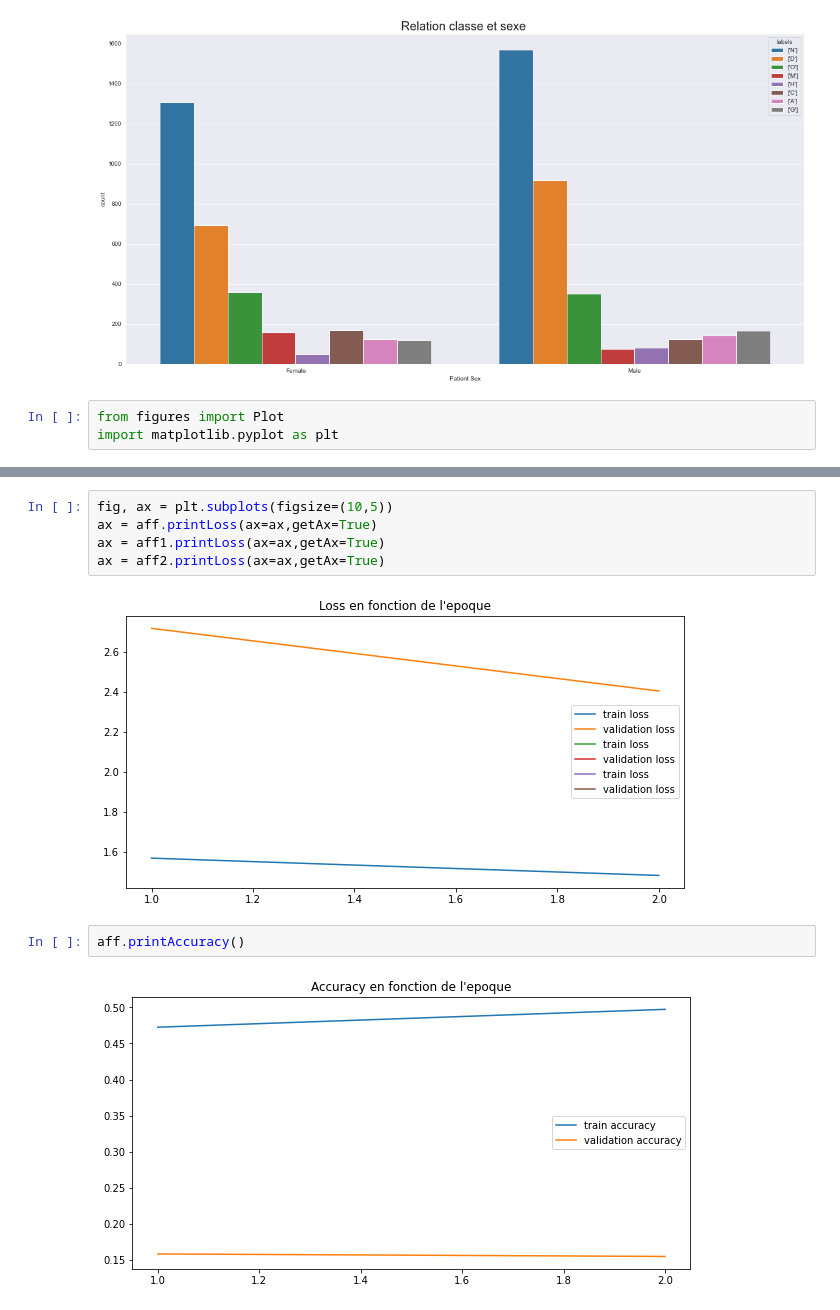
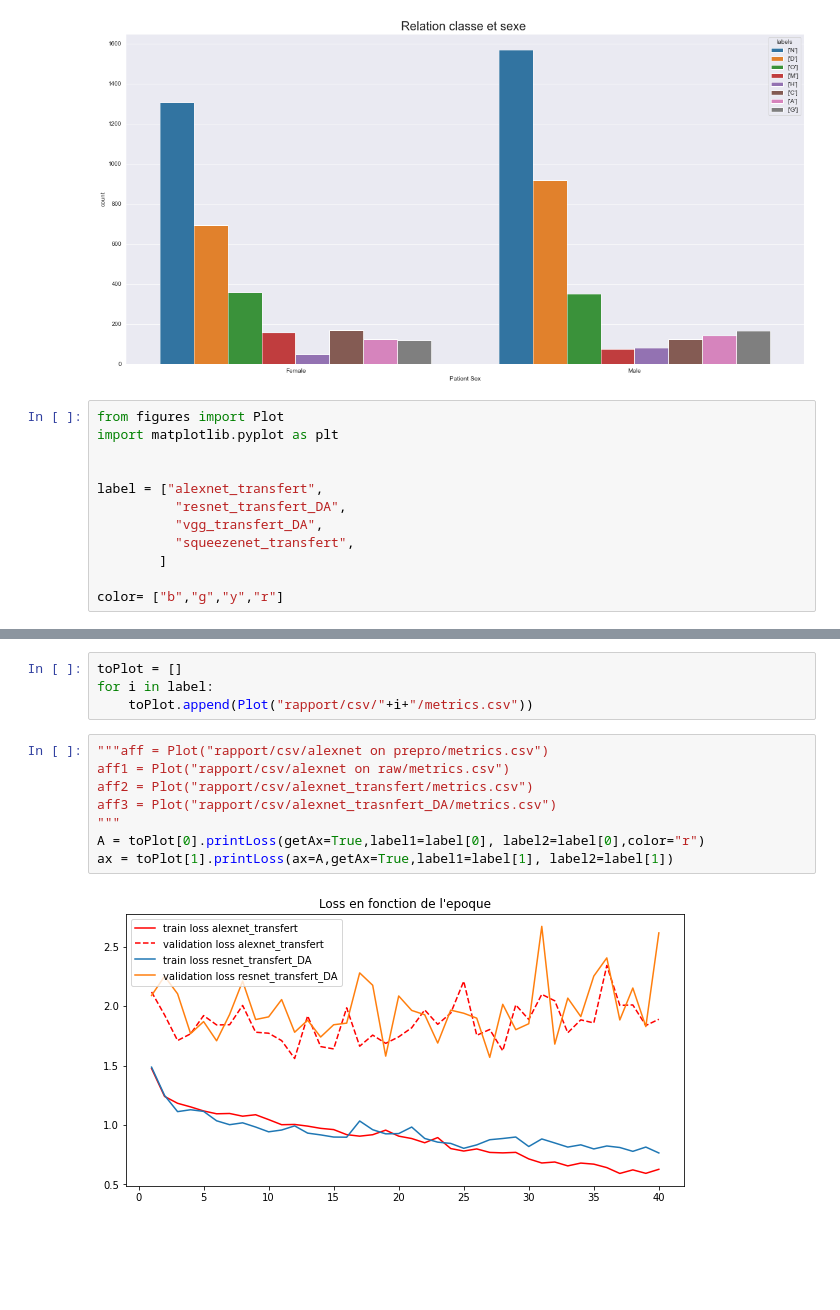
Before and after one commit to adblackx/ODR, a Jupyter notebook: visualisation/Visualisation.ipynb, the cells around one changed output, grey strips where cells are left out. Saved outputs shown, nothing was run; the diff lists cells and outputs as text; blank space fills up the shorter version.

Commit message:
update visualisation

```diff
--- a/visualisation/Visualisation.ipynb
+++ b/visualisation/Visualisation.ipynb
@@ -198,3 +198,12 @@ relationEntre2Colonnes(DATA_PATH,"Patient Sex",'labels',"Relation classe et sexe
 # %%
 from figures import Plot
 import matplotlib.pyplot as plt
+
+
+label = ["alexnet_transfert",
+          "resnet_transfert_DA",
+          "vgg_transfert_DA",
+          "squeezenet_transfert",
+        ]
+
+color= ["b","g","y","r"]
@@ -209,11 +210,14 @@ FileNotFoundError: [Errno 2] No such file or directory: 'rapport/csv/alexnet_tra
-# %%
-fig, ax = plt.subplots(figsize=(10,5))
-ax = aff.printLoss(ax=ax,getAx=True)
-ax = aff1.printLoss(ax=ax,getAx=True)
-ax = aff2.printLoss(ax=ax,getAx=True)
-# %% [output]
-[figure, removed]
-# %%
-aff.printAccuracy()
-# %% [output]
-[figure, removed]
+# %%
+toPlot = []
+for i in label:
+    toPlot.append(Plot("rapport/csv/"+i+"/metrics.csv"))
+# %%
+"""aff = Plot("rapport/csv/alexnet on prepro/metrics.csv")
+aff1 = Plot("rapport/csv/alexnet on raw/metrics.csv")
+aff2 = Plot("rapport/csv/alexnet_transfert/metrics.csv")
+aff3 = Plot("rapport/csv/alexnet_trasnfert_DA/metrics.csv")
+"""
+A = toPlot[0].printLoss(getAx=True,label1=label[0], label2=label[0],color="r")
+ax = toPlot[1].printLoss(ax=A,getAx=True,label1=label[1], label2=label[1])
+# %% [output]
+[figure, added]
```
Also changed, not shown: parts of 3 cells of this notebook, 1 other file.
